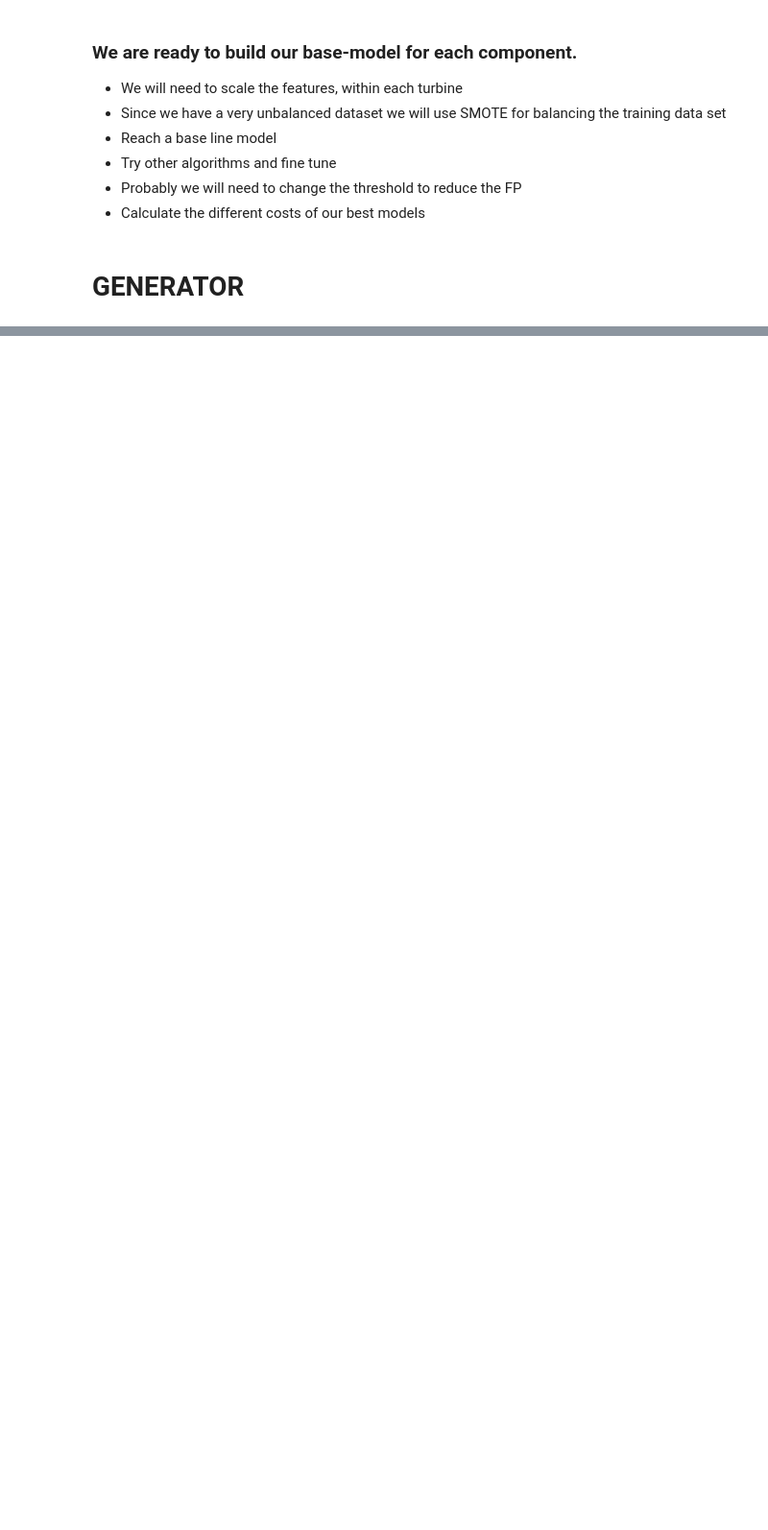
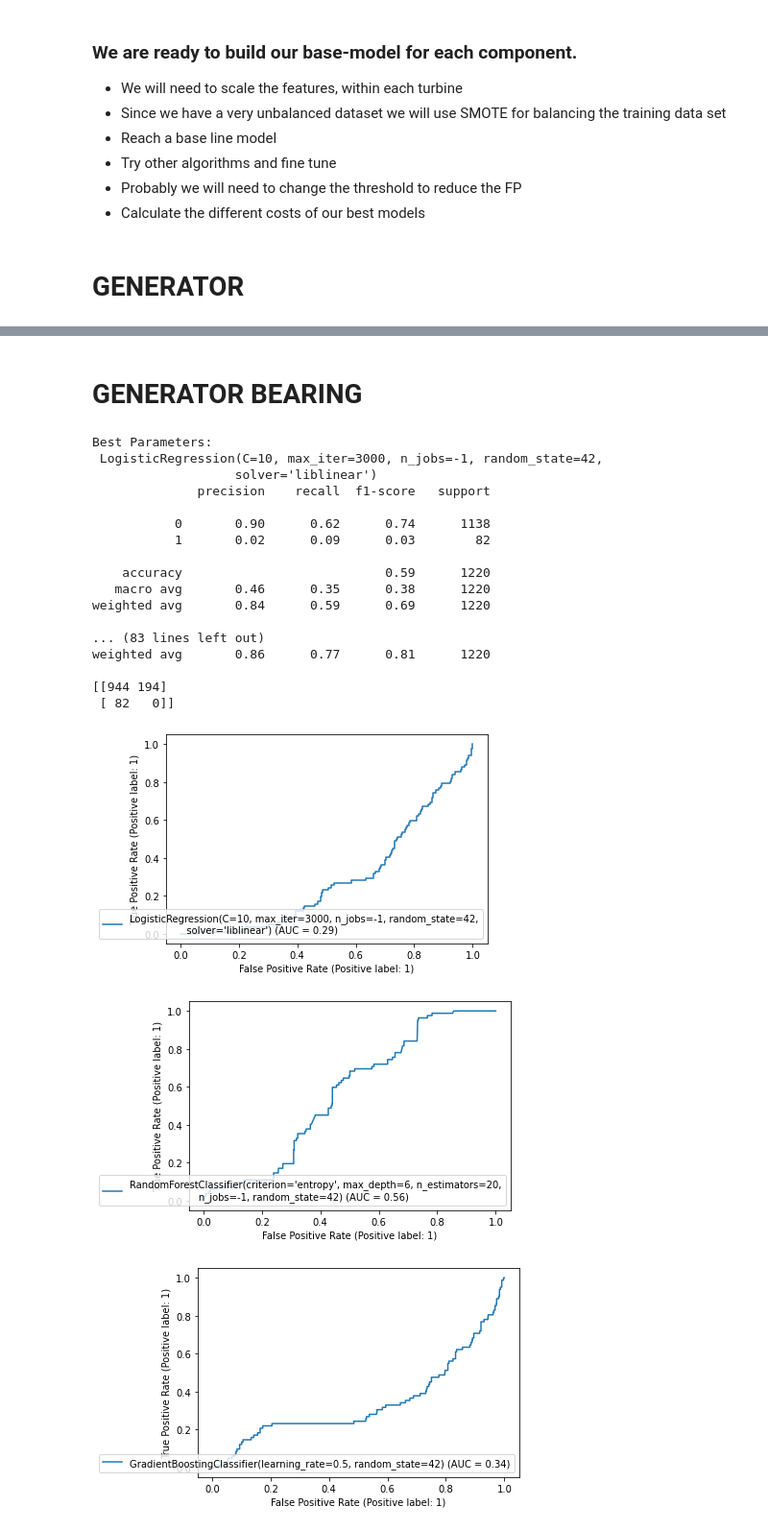
Before and after one commit to GGC17/htw, a Jupyter notebook: notebooks/model_bin_class.ipynb, the cells around one changed output, grey strips where cells are left out. Shown at 96% size. Cells and saved outputs as stored; diff of their text form; code cells hidden in the pictures; blank space fills up the shorter version.

```diff
--- a/notebooks/model_bin_class.ipynb
+++ b/notebooks/model_bin_class.ipynb
@@ -269,0 +317,56 @@ pred_xgb_gen = {}
+# %% [markdown]
+# GENERATOR BEARING
+# %%
+# By exploration, drop columns:
+bear_col_drop = ['Gen_RPM_Min', 'Gen_RPM_Min_av', 'Gen_RPM_Min_sd', 'Gen_RPM_Avg', 'Gen_RPM_Avg_av', 'Gen_RPM_Avg_sd',
+                'Gen_Phase1_Temp_Avg', 'Gen_Phase1_Temp_Avg_av', 'Gen_Phase1_Temp_Avg_sd',
+                'Gen_Phase3_Temp_Avg', 'Gen_Phase3_Temp_Avg_av', 'Gen_Phase3_Temp_Avg_sd',
+                'Blds_PitchAngle_Min', 'Blds_PitchAngle_Min_av', 'Blds_PitchAngle_Min_sd',
+                'Blds_PitchAngle_Avg', 'Blds_PitchAngle_Avg_av', 'Blds_PitchAngle_Avg_sd',
+                'Amb_WindSpeed_Avg', 'Amb_WindSpeed_Avg_av', 'Amb_WindSpeed_Avg_sd',
+                'Amb_WindSpeed_Std', 'Amb_WindSpeed_Std_av', 'Amb_WindSpeed_Std_sd',
+                'Cont_Top_Temp_Avg', 'Cont_Top_Temp_Avg_av', 'Cont_Top_Temp_Avg_sd',
+                'Cont_VCP_Temp_Avg', 'Cont_VCP_Temp_Avg_av', 'Cont_VCP_Temp_Avg_sd',
+                'Nac_Temp_Avg', 'Nac_Temp_Avg_av', 'Nac_Temp_Avg_sd',
+                'Grd_Busbar_Temp_Avg', 'Grd_Busbar_Temp_Avg_av', 'Grd_Busbar_Temp_Avg_sd']
+# %%
+# Drop columns
+gen_bear_train = gen_bear_train.drop(columns = bear_col_drop)
+gen_bear_test = gen_bear_test.drop(columns = bear_col_drop)
+# %%
+# Scale
+X_train_bear, X_test_bear = scale(gen_bear_train, gen_bear_test)
+# %%
+# Define target and Data Augmentation on training data
+y_train_bear = gen_bear_train['Failure']
+y_test_bear = gen_bear_test['Failure']
+X_train_bear, y_train_bear = data_aug(X_train_bear, y_train_bear)
+# %%
+clf_logreg_bear, pred_logreg_bear = logreg(X_train_bear, X_test_bear, y_train_bear, y_test_bear)
+clf_rfc_bear, pred_rfc_bear = rfc(X_train_bear, X_test_bear, y_train_bear, y_test_bear)
+clf_gbc_bear, pred_gbc_bear = gbc(X_train_bear, X_test_bear, y_train_bear, y_test_bear)
+clf_knn_bear, pred_knn_bear = knn(X_train_bear, X_test_bear, y_train_bear, y_test_bear)
+clf_abc_bear, pred_abc_bear = abc(X_train_bear, X_test_bear, y_train_bear, y_test_bear)
+clf_svc_bear, pred_svc_bear = svc(X_train_bear, X_test_bear, y_train_bear, y_test_bear)
+clf_gnb_bear, pred_gnb_bear = gnb(X_train_bear, X_test_bear, y_train_bear, y_test_bear)
+# %% [output]
+Best Parameters:
+ LogisticRegression(C=10, max_iter=3000, n_jobs=-1, random_state=42,
+                   solver='liblinear')
+              precision    recall  f1-score   support
+
+           0       0.90      0.62      0.74      1138
+           1       0.02      0.09      0.03        82
+
+    accuracy                           0.59      1220
+   macro avg       0.46      0.35      0.38      1220
+weighted avg       0.84      0.59      0.69      1220
+
+... (83 lines left out)
+weighted avg       0.86      0.77      0.81      1220
+
+[[944 194]
+ [ 82   0]]
+[figure, added]
+[figure, added]
+[figure, added]
```
Also changed, not shown: parts of 35 cells of this notebook.
